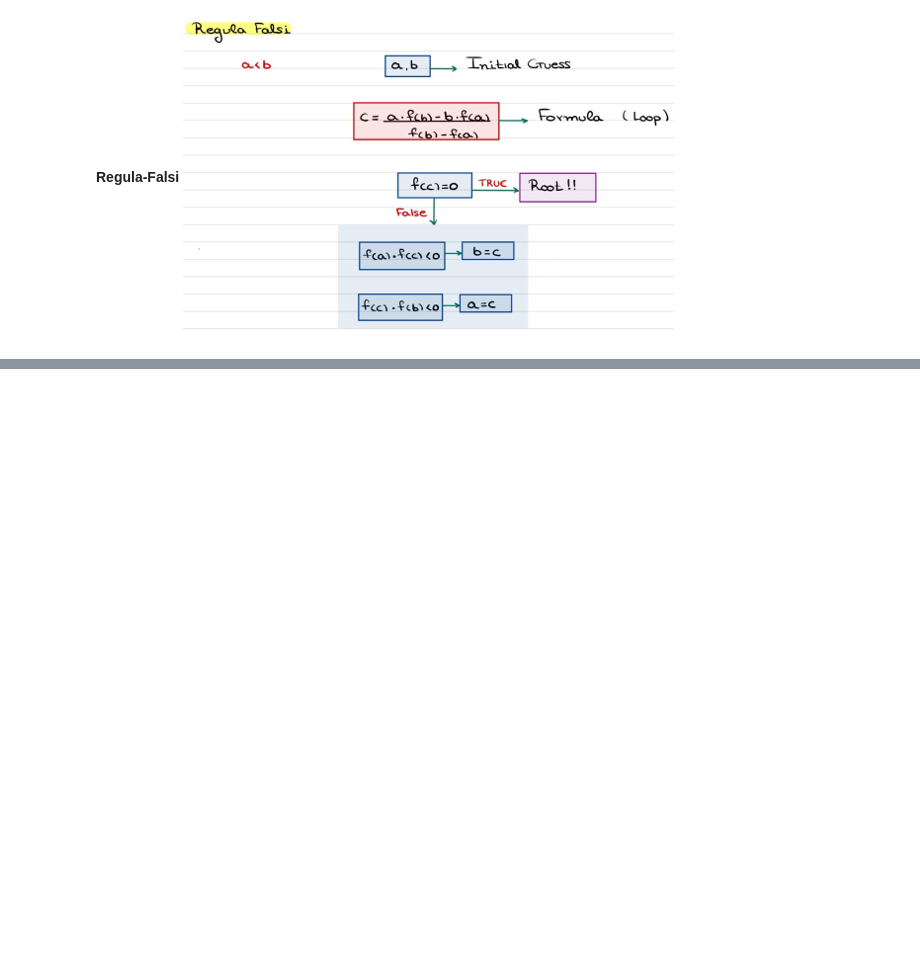
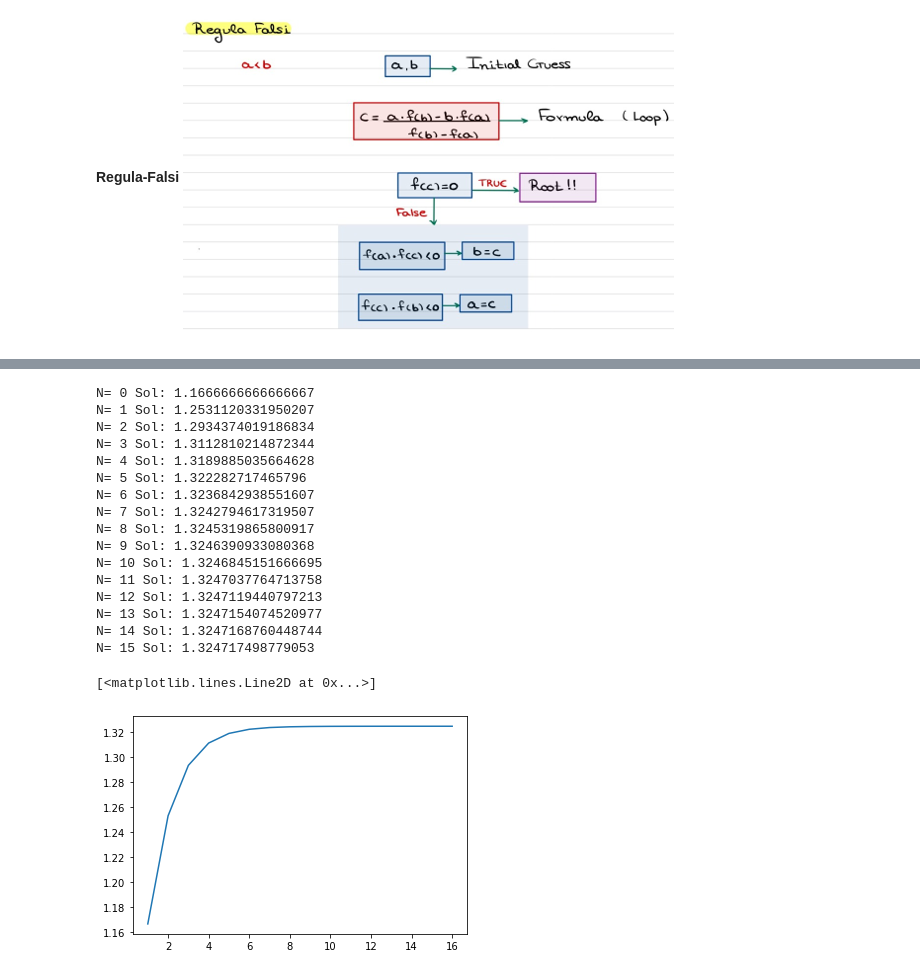
Before and after one commit to costpetrides/Computational-Physics, a Jupyter notebook: Roots Finding/Regula-Falsi.ipynb, the cells around one changed output, grey strips where cells are left out. Cells and saved outputs as stored; diff of their text form; code cells hidden in the pictures; blank space fills up the shorter version.

```diff
--- a/Roots Finding/Regula-Falsi.ipynb
+++ b/Roots Finding/Regula-Falsi.ipynb
@@ -49,0 +49,46 @@ N= 17 Sol: 1.1986910708843448
+# %%
+# y=x^3-x-1 , [1,2]
+import numpy as np
+from  math import *
+import matplotlib.pyplot as plt
+
+def f(x):
+  return x**3-x-1
+
+a=1
+b=2
+
+data=[]
+
+for i in range(100):
+  c = (f(b)*a-f(a)*b)/(f(b)-f(a))
+  if (f(a))*f(c) <0 :
+    b = c
+  else:
+   a = c
+  if abs(f(c)) < 1.e-6:
+    break
+  print('N=',i, 'Sol:',c)
+  data+=[c]
+
+x=np.linspace(1,i,i)
+plt.plot(x,data)
+# %% [output]
+N= 0 Sol: 1.1666666666666667
+N= 1 Sol: 1.2531120331950207
+N= 2 Sol: 1.2934374019186834
+N= 3 Sol: 1.3112810214872344
+N= 4 Sol: 1.3189885035664628
+N= 5 Sol: 1.322282717465796
+N= 6 Sol: 1.3236842938551607
+N= 7 Sol: 1.3242794617319507
+N= 8 Sol: 1.3245319865800917
+N= 9 Sol: 1.3246390933080368
+N= 10 Sol: 1.3246845151666695
+N= 11 Sol: 1.3247037764713758
+N= 12 Sol: 1.3247119440797213
+N= 13 Sol: 1.3247154074520977
+N= 14 Sol: 1.3247168760448744
+N= 15 Sol: 1.324717498779053
+[<matplotlib.lines.Line2D at 0x...>]
+[figure, added]
```
Also changed, not shown: parts of 1 cell of this notebook.
